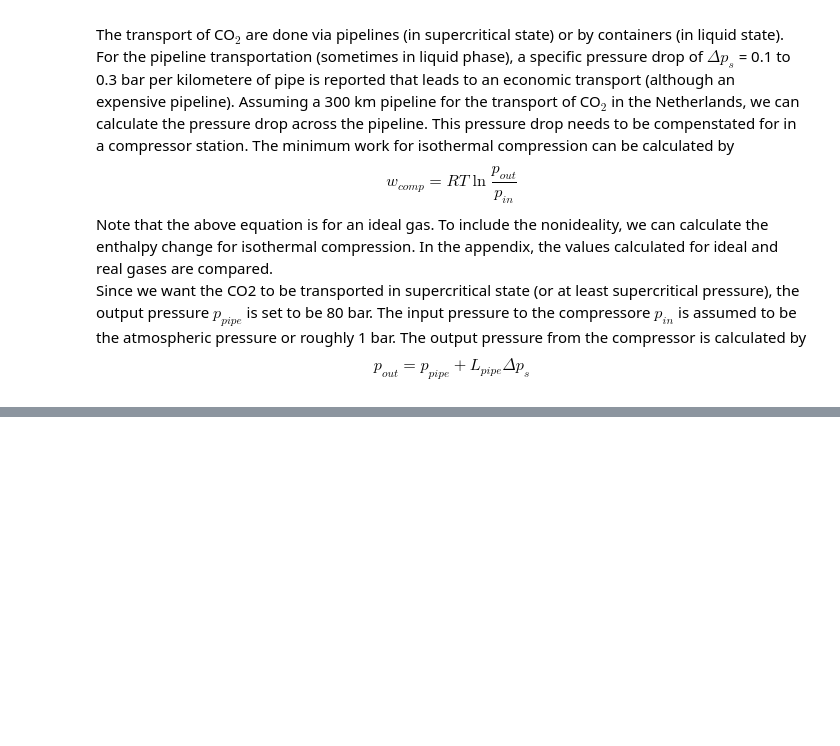
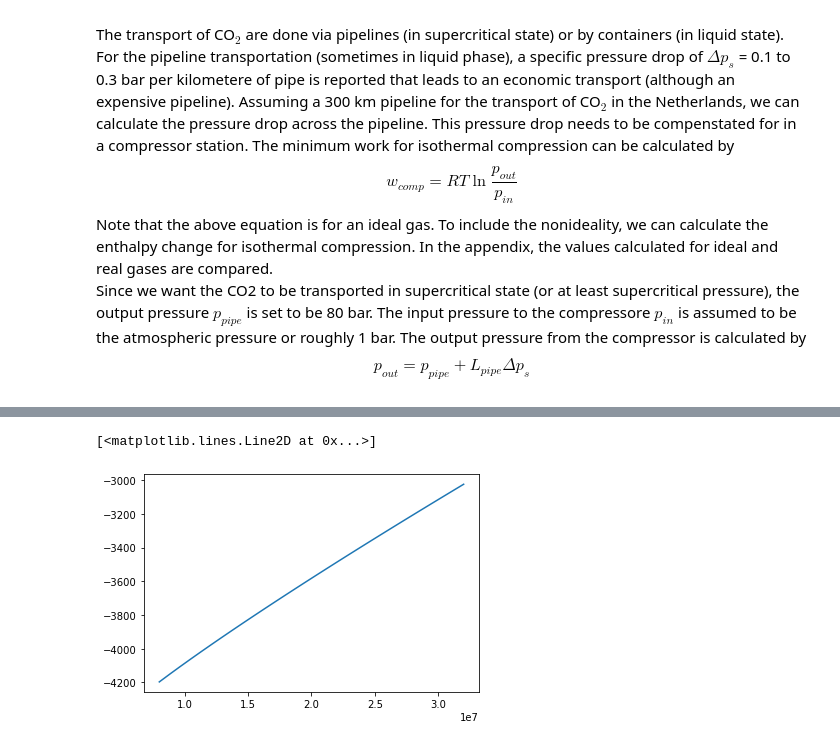
Before and after one commit to simulkade/energystorage, a Jupyter notebook: code/tudelft-energy-storage-exercise-2021.ipynb, the cells around one changed output, grey strips where cells are left out. Cells and saved outputs as stored; diff of their text form; code cells hidden in the pictures; blank space fills up the shorter version.

```diff
--- a/code/tudelft-energy-storage-exercise-2021.ipynb
+++ b/code/tudelft-energy-storage-exercise-2021.ipynb
@@ -60,0 +99,7 @@ from CoolProp.CoolProp import PropsSI
+# %%
+h = PropsSI('HMOLAR', 'T', T0, 'P', p, 'CO2')
+s = PropsSI('SMOLAR', 'T', T0, 'P', p, 'CO2')
+plt.plot(p, h-T0*s)
+# %% [output]
+[<matplotlib.lines.Line2D at 0x...>]
+[figure, added]
```
Also changed, not shown: parts of 11 cells of this notebook.
